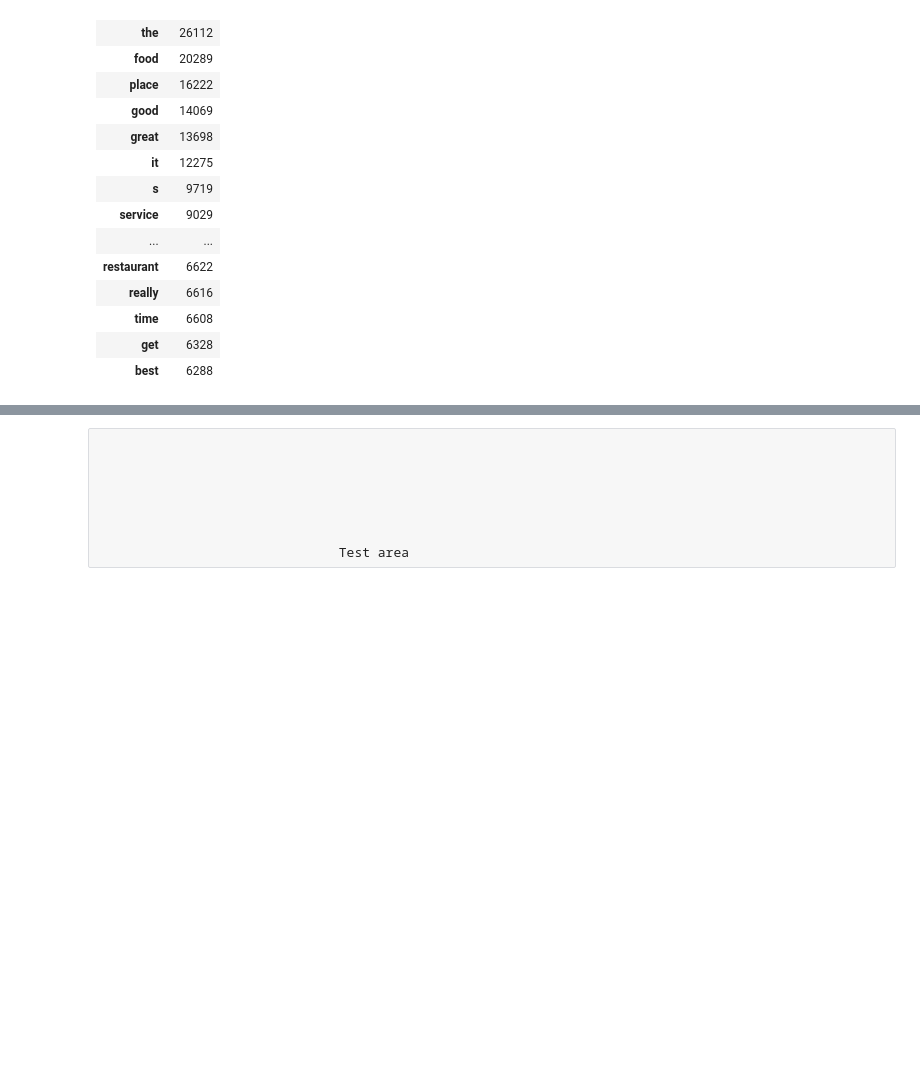
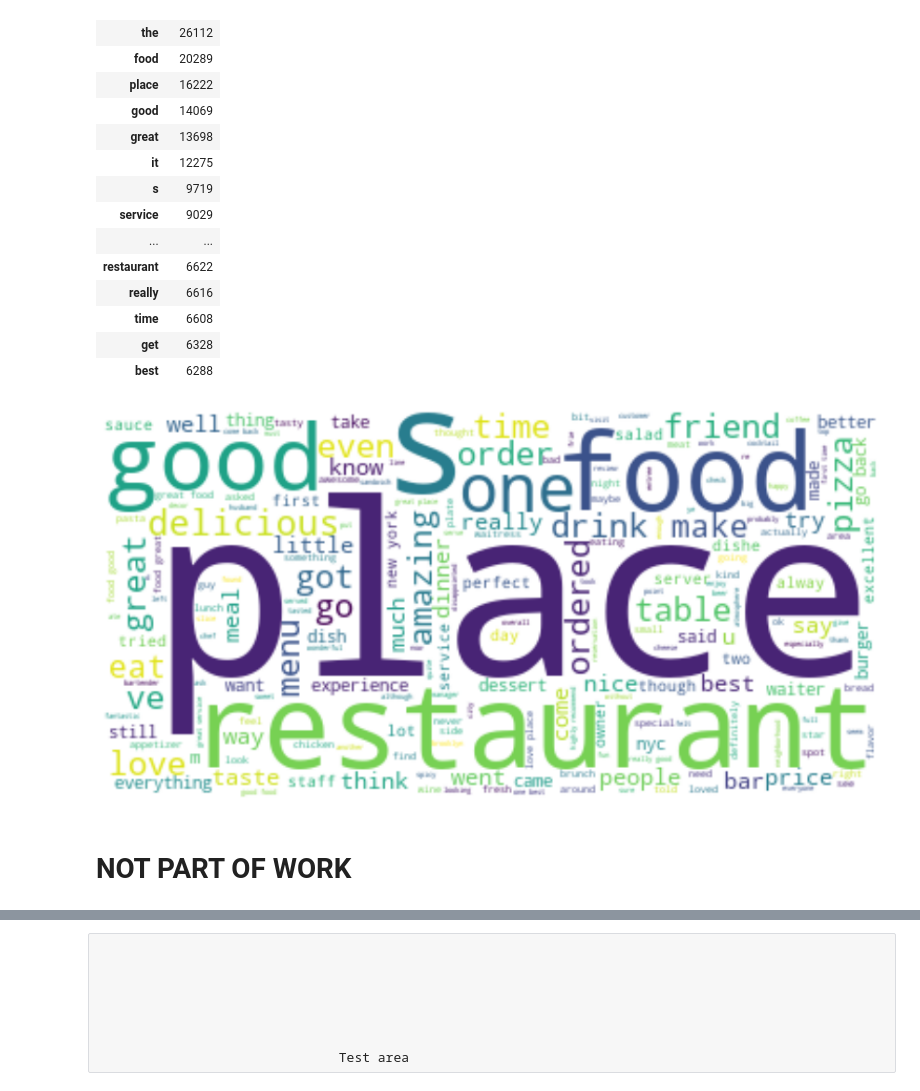
Before and after one commit to RedDragonfruit/Yelp_Near_Truth_Analysis, a Jupyter notebook: 02_Initial_model_and_testing.ipynb, the cells around one changed output, grey strips where cells are left out. Drawn from its saved outputs; the diff is of its cells as text; code cells hidden in the pictures; blank space fills up the shorter version.

```diff
--- a/02_Initial_model_and_testing.ipynb
+++ b/02_Initial_model_and_testing.ipynb
@@ -161,27 +163,6 @@ corpus.head()
 | 2 | I had waited to return a couple o... | 1 |
 | 3 | This place is always busy - partl... | 1 |
 | 4 | Love this place! I am not a regul... | 0 |
-# %%
-import nltk
-#from nltk.stem import PorterStemmer
-from nltk.tokenize import sent_tokenize, word_tokenize
-import re
-import string
-def text_cleaning(text):
-    '''
-    Make text lowercase, remove text in square brackets,remove links,remove special characters
-    and remove words containing numbers.
-    '''
-    text = text.lower()
-    text = re.sub('\[.*?\]', '', text)
-    text = re.sub("\\W"," ",text) # remove special chars
-    text = re.sub('https?://\S+|www\.\S+', '', text)
-    text = re.sub('<.*?>+', '', text)
-    text = re.sub('[%s]' % re.escape(string.punctuation), '', text)
-    text = re.sub('\n', '', text)
-    text = re.sub('\w*\d\w*', '', text)
-
-    return text
 # %%
 corpus_clean = corpus.copy()
 # %%
@@ -485,5 +466,18 @@ top_f_w.head(20)
 | time | 6608 |
 | get | 6328 |
 | best | 6288 |
+# %%
+listToStr3 = ' '.join(map(str, F_W))
+plt.subplots(figsize = (15,15))
+words3 = listToStr3
+wordcloud3= WordCloud(background_color ='white').generate(words3)
+plt.imshow(wordcloud3, interpolation = 'bilinear')
+
+plt.axis('off')
+plt.show()
+# %% [output]
+[figure, added]
+# %% [markdown]
+# NOT PART OF WORK
 # %%
 W2 = [word.strip(string.punctuation) for word in words.split(" ")]
```
Also changed, not shown: parts of 76 cells of this notebook, 2 other files.
